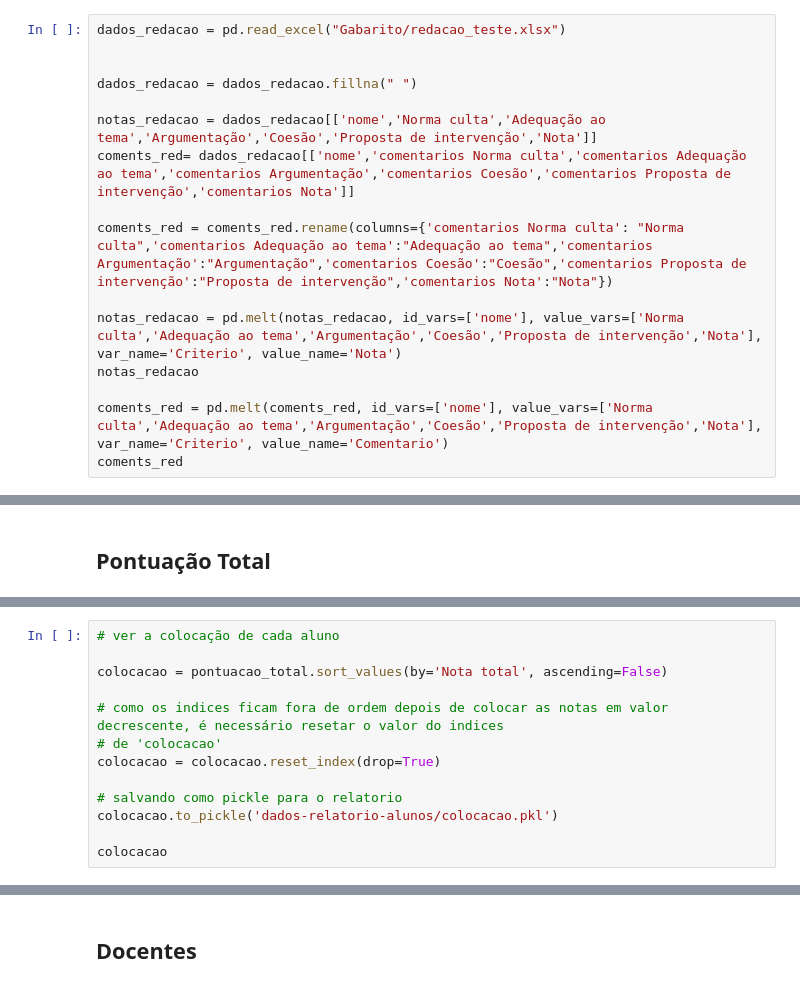
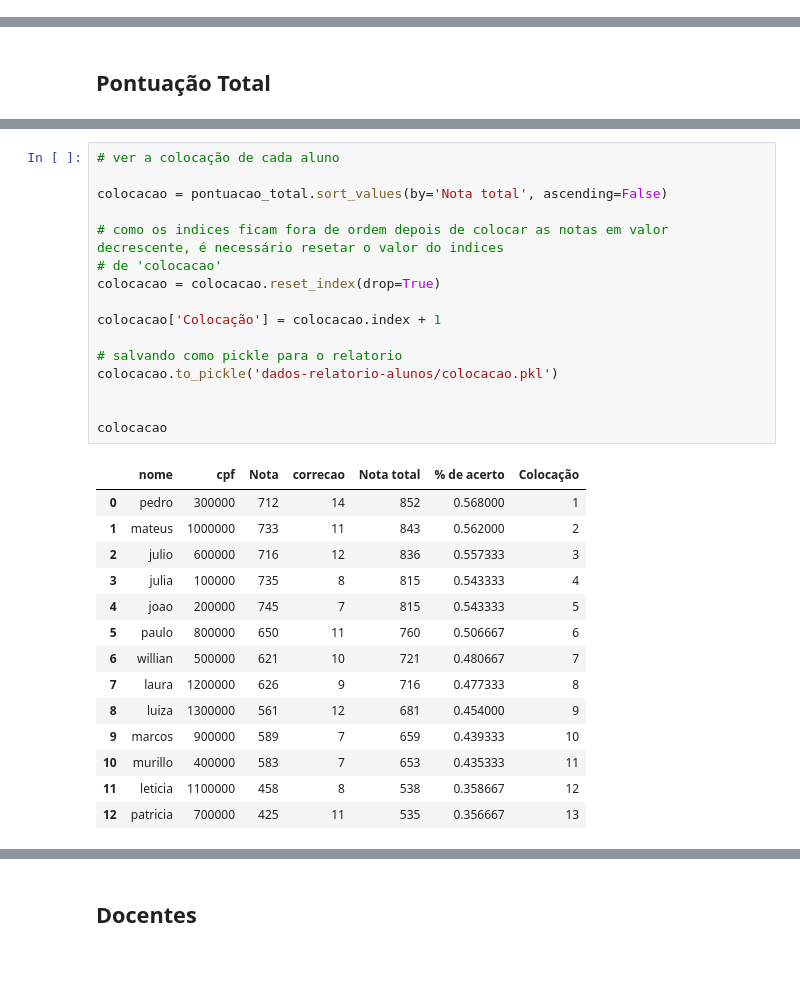
Before and after one commit to murillostein/Simulinho, a Jupyter notebook: modelagem_murillo.ipynb, the cells around one changed output, grey strips where cells are left out. Cells and saved outputs as stored; diff of their text form.

```diff
--- a/modelagem_murillo.ipynb
+++ b/modelagem_murillo.ipynb
@@ -443,16 +398,0 @@ df_red['Com6'] = dados_redacao['comentarios Nota']
-# %%
-dados_redacao = pd.read_excel("Gabarito/redacao_teste.xlsx")
-
-
-dados_redacao = dados_redacao.fillna(" ")
-
-notas_redacao = dados_redacao[['nome','Norma culta','Adequação ao tema','Argumentação','Coesão','Proposta de intervenção','Nota']]
-coments_red= dados_redacao[['nome','comentarios Norma culta','comentarios Adequação ao tema','comentarios Argumentação','comentarios Coesão','comentarios Proposta de intervenção','comentarios Nota']]
-
-coments_red = coments_red.rename(columns={'comentarios Norma culta': "Norma culta",'comentarios Adequação ao tema':"Adequação ao tema",'comentarios Argumentação':"Argumentação",'comentarios Coesão':"Coesão",'comentarios Proposta de intervenção':"Proposta de intervenção",'comentarios Nota':"Nota"})
-
-notas_redacao = pd.melt(notas_redacao, id_vars=['nome'], value_vars=['Norma culta','Adequação ao tema','Argumentação','Coesão','Proposta de intervenção','Nota'], var_name='Criterio', value_name='Nota')
-notas_redacao
-
-coments_red = pd.melt(coments_red, id_vars=['nome'], value_vars=['Norma culta','Adequação ao tema','Argumentação','Coesão','Proposta de intervenção','Nota'], var_name='Criterio', value_name='Comentario')
-coments_red
@@ -526,13 +502,31 @@ pontuacao_total
 # %%
 # ver a colocação de cada aluno
 
 colocacao = pontuacao_total.sort_values(by='Nota total', ascending=False)
 
 # como os indices ficam fora de ordem depois de colocar as notas em valor decrescente, é necessário resetar o valor do indices
 # de 'colocacao'
 colocacao = colocacao.reset_index(drop=True)
 
+colocacao['Colocação'] = colocacao.index + 1
+
 # salvando como pickle para o relatorio
 colocacao.to_pickle('dados-relatorio-alunos/colocacao.pkl')
 
+
 colocacao
+# %% [output]
+|  | nome | cpf | Nota | correcao | Nota total | % de acerto | Colocação |
+| 0 | pedro | 300000 | 712 | 14 | 852 | 0.568000 | 1 |
+| 1 | mateus | 1000000 | 733 | 11 | 843 | 0.562000 | 2 |
+| 2 | julio | 600000 | 716 | 12 | 836 | 0.557333 | 3 |
+| 3 | julia | 100000 | 735 | 8 | 815 | 0.543333 | 4 |
+| 4 | joao | 200000 | 745 | 7 | 815 | 0.543333 | 5 |
+| 5 | paulo | 800000 | 650 | 11 | 760 | 0.506667 | 6 |
+| 6 | willian | 500000 | 621 | 10 | 721 | 0.480667 | 7 |
+| 7 | laura | 1200000 | 626 | 9 | 716 | 0.477333 | 8 |
+| 8 | luiza | 1300000 | 561 | 12 | 681 | 0.454000 | 9 |
+| 9 | marcos | 900000 | 589 | 7 | 659 | 0.439333 | 10 |
+| 10 | murillo | 400000 | 583 | 7 | 653 | 0.435333 | 11 |
+| 11 | leticia | 1100000 | 458 | 8 | 538 | 0.358667 | 12 |
+| 12 | patricia | 700000 | 425 | 11 | 535 | 0.356667 | 13 |
```
Also changed, not shown: parts of 27 cells of this notebook.
